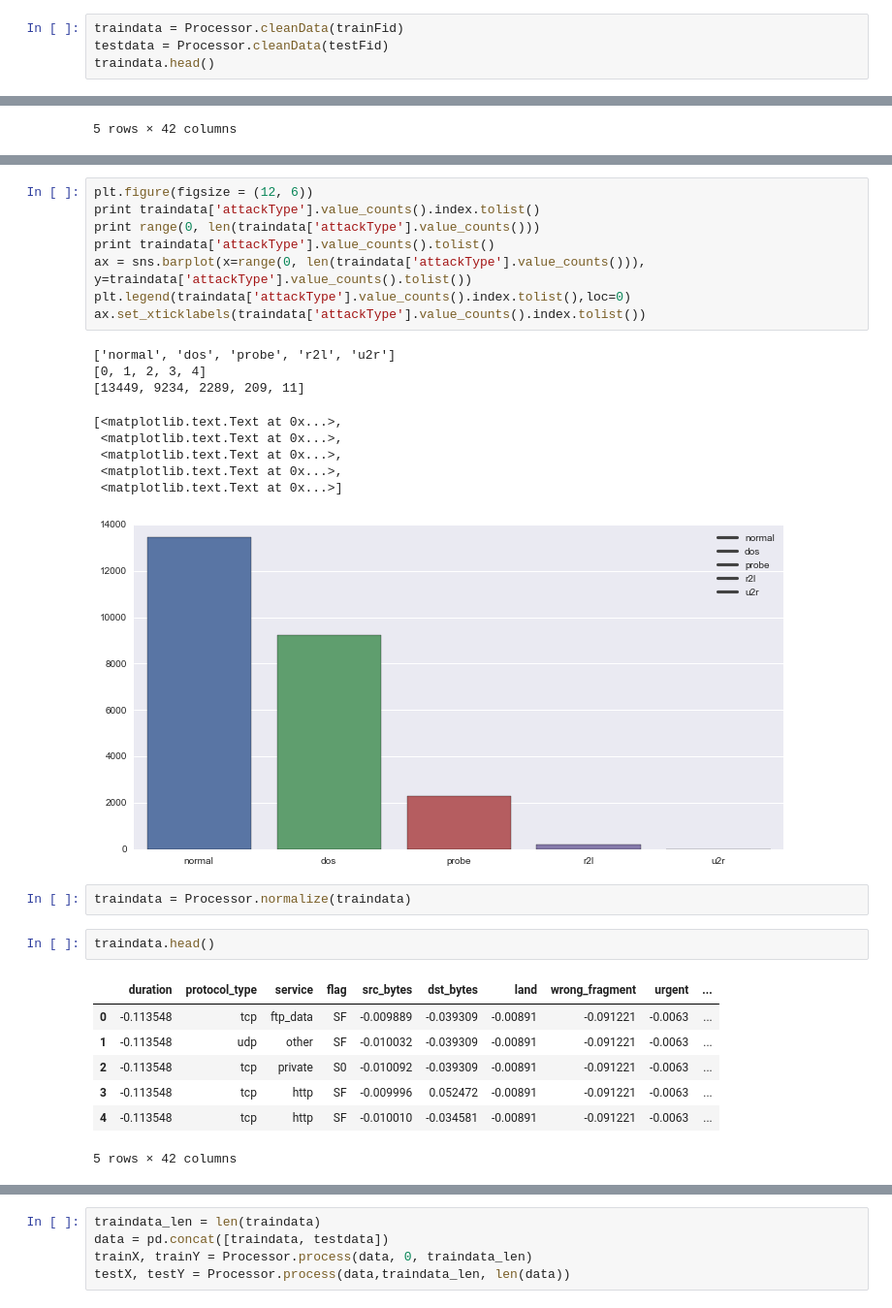
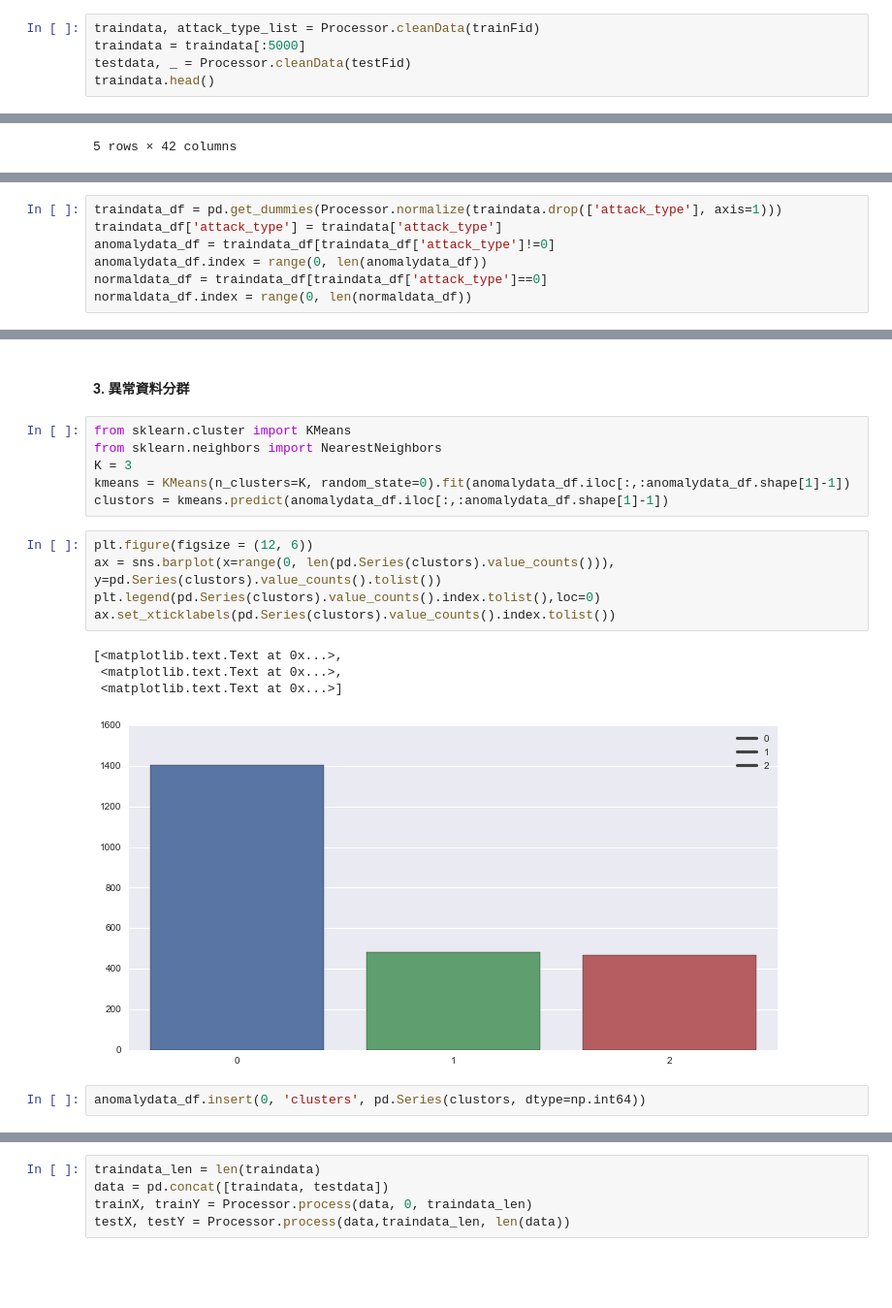
Before and after one commit to kaichiachen/Anomaly-detection, a Jupyter notebook: 異常偵測.ipynb, the cells around one changed output, grey strips where cells are left out. Shown at 97% size. Cells and saved outputs as stored; diff of their text form; blank space fills up the shorter version.

Commit message:
finish cluster

```diff
--- a/異常偵測.ipynb
+++ b/異常偵測.ipynb
@@ -21,6 +23,7 @@ testFid = 'KDDTest+.txt'
 # %%
-traindata = Processor.cleanData(trainFid)
-testdata = Processor.cleanData(testFid)
+traindata, attack_type_list = Processor.cleanData(trainFid)
+traindata = traindata[:5000]
+testdata, _ = Processor.cleanData(testFid)
 traindata.head()
 # %% [output]
 |  | duration | protocol_type | service | flag | src_bytes | dst_bytes | land | wrong_fragment | urgent | ... |
@@ -32,0 +77,7 @@ traindata.head()
+# %%
+traindata_df = pd.get_dummies(Processor.normalize(traindata.drop(['attack_type'], axis=1)))
+traindata_df['attack_type'] = traindata['attack_type']
+anomalydata_df = traindata_df[traindata_df['attack_type']!=0]
+anomalydata_df.index = range(0, len(anomalydata_df))
+normaldata_df = traindata_df[traindata_df['attack_type']==0]
+normaldata_df.index = range(0, len(normaldata_df))
@@ -33,30 +104,20 @@ traindata.head()
+# %% [markdown]
+#### 3. 異常資料分群
+# %%
+from sklearn.cluster import KMeans
+from sklearn.neighbors import NearestNeighbors
+K = 3
+kmeans = KMeans(n_clusters=K, random_state=0).fit(anomalydata_df.iloc[:,:anomalydata_df.shape[1]-1])
+clustors = kmeans.predict(anomalydata_df.iloc[:,:anomalydata_df.shape[1]-1])
 # %%
 plt.figure(figsize = (12, 6))
-print traindata['attackType'].value_counts().index.tolist()
-print range(0, len(traindata['attackType'].value_counts()))
-print traindata['attackType'].value_counts().tolist()
-ax = sns.barplot(x=range(0, len(traindata['attackType'].value_counts())), y=traindata['attackType'].value_counts().tolist())
-plt.legend(traindata['attackType'].value_counts().index.tolist(),loc=0)
-ax.set_xticklabels(traindata['attackType'].value_counts().index.tolist())
+ax = sns.barplot(x=range(0, len(pd.Series(clustors).value_counts())), y=pd.Series(clustors).value_counts().tolist())
+plt.legend(pd.Series(clustors).value_counts().index.tolist(),loc=0)
+ax.set_xticklabels(pd.Series(clustors).value_counts().index.tolist())
 # %% [output]
-['normal', 'dos', 'probe', 'r2l', 'u2r']
-[0, 1, 2, 3, 4]
-[13449, 9234, 2289, 209, 11]
+[<matplotlib.text.Text at 0x...>,
+ <matplotlib.text.Text at 0x...>,
+ <matplotlib.text.Text at 0x...>]
-[<matplotlib.text.Text at 0x...>,
- <matplotlib.text.Text at 0x...>,
- <matplotlib.text.Text at 0x...>,
- <matplotlib.text.Text at 0x...>,
- <matplotlib.text.Text at 0x...>]
-[figure, old version]
+[figure, new version]
-# %%
-traindata = Processor.normalize(traindata)
-# %%
-traindata.head()
-# %% [output]
-|  | duration | protocol_type | service | flag | src_bytes | dst_bytes | land | wrong_fragment | urgent | ... |
-| 0 | -0.113548 | tcp | ftp_data | SF | -0.009889 | -0.039309 | -0.00891 | -0.091221 | -0.0063 | ... |
-| 1 | -0.113548 | udp | other | SF | -0.010032 | -0.039309 | -0.00891 | -0.091221 | -0.0063 | ... |
-| 2 | -0.113548 | tcp | private | S0 | -0.010092 | -0.039309 | -0.00891 | -0.091221 | -0.0063 | ... |
-| 3 | -0.113548 | tcp | http | SF | -0.009996 | 0.052472 | -0.00891 | -0.091221 | -0.0063 | ... |
-| 4 | -0.113548 | tcp | http | SF | -0.010010 | -0.034581 | -0.00891 | -0.091221 | -0.0063 | ... |
-5 rows × 42 columns
+# %%
+anomalydata_df.insert(0, 'clusters', pd.Series(clustors, dtype=np.int64))
```
Also changed, not shown: parts of 13 cells of this notebook, 2 other files.
